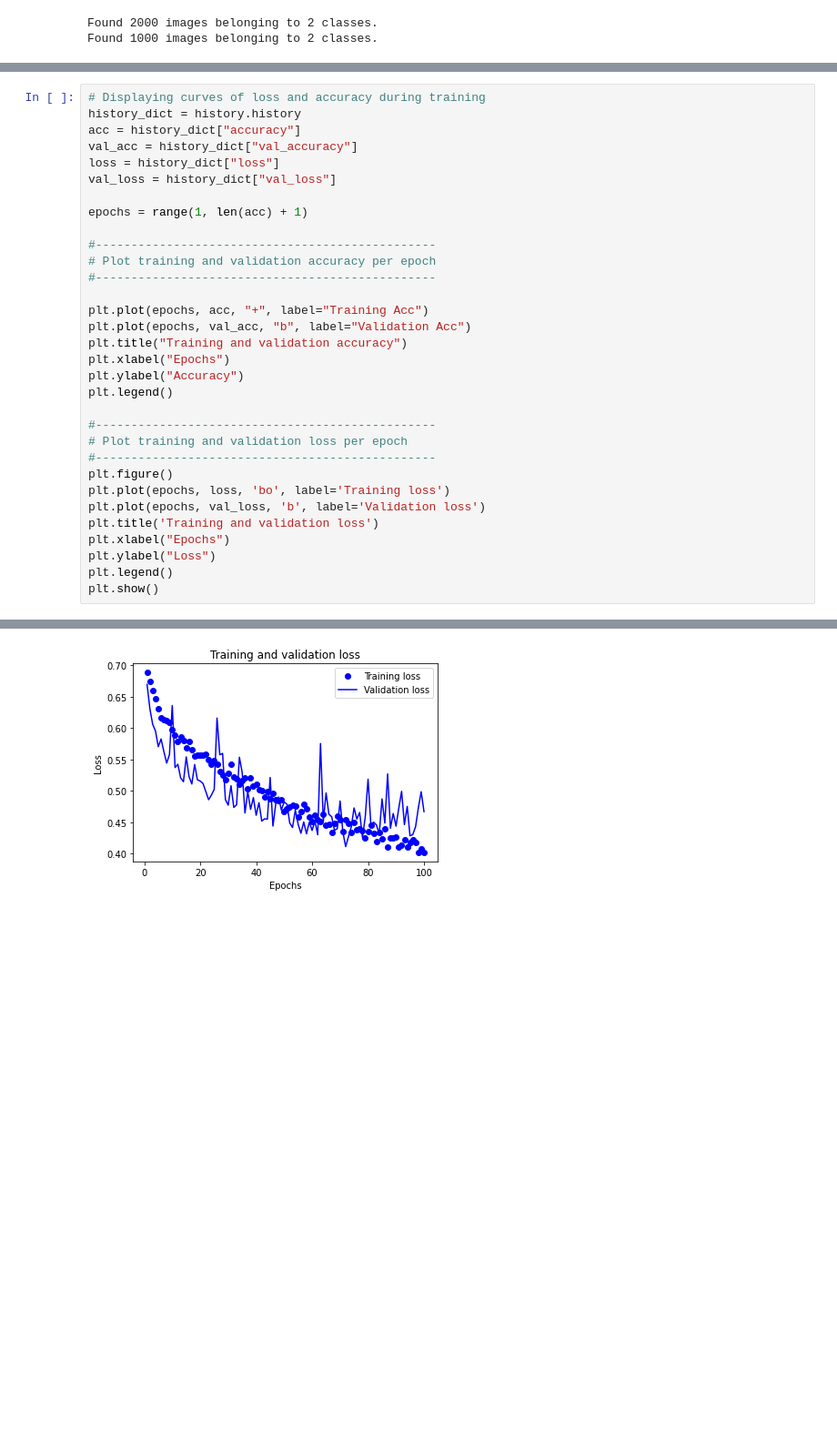
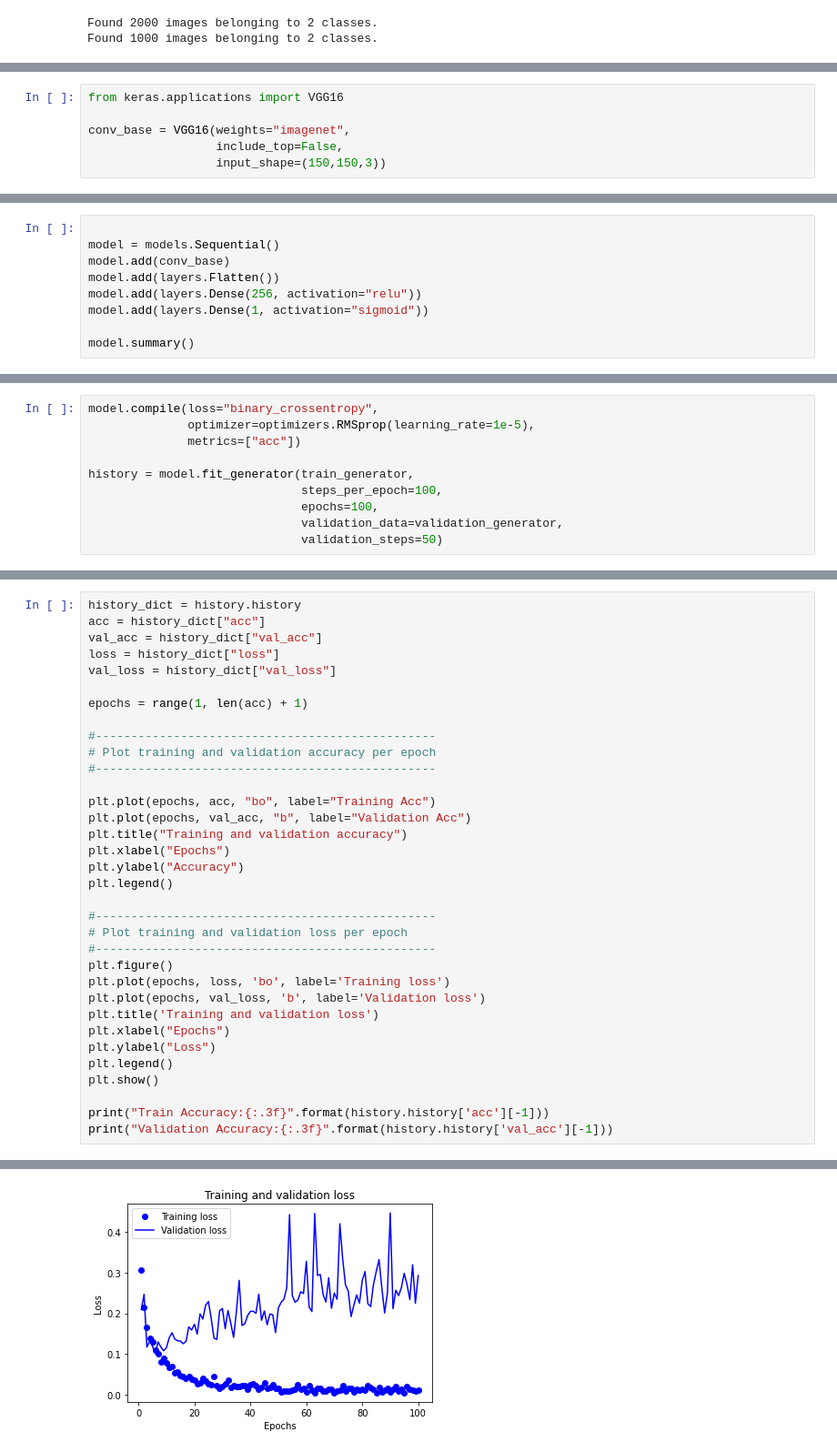
Before and after one commit to decorouz/DeepLeaning-with-Tensorflow, a Jupyter notebook: 5_0_Computer_vision.ipynb, the cells around one changed output, grey strips where cells are left out. Shown at 91% size. Drawn from its saved outputs; the diff is of its cells as text; blank space fills up the shorter version.

```diff
--- a/5_0_Computer_vision.ipynb
+++ b/5_0_Computer_vision.ipynb
@@ -773,0 +867,6 @@ Epoch 100/100
+# %%
+from keras.applications import VGG16
+
+conv_base = VGG16(weights="imagenet",
+                  include_top=False,
+                  input_shape=(150,150,3))
@@ -773,0 +1054,9 @@ Epoch 100/100
+# %%
+
+model = models.Sequential()
+model.add(conv_base)
+model.add(layers.Flatten())
+model.add(layers.Dense(256, activation="relu"))
+model.add(layers.Dense(1, activation="sigmoid"))
+
+model.summary()
@@ -779,0 +1237,10 @@ history.history
+# %%
+model.compile(loss="binary_crossentropy",
+              optimizer=optimizers.RMSprop(learning_rate=1e-5),
+              metrics=["acc"])
+
+history = model.fit_generator(train_generator,
+                              steps_per_epoch=100,
+                              epochs=100,
+                              validation_data=validation_generator,
+                              validation_steps=50)
@@ -780,8 +1266,7 @@ history.history
 # %%
-# Displaying curves of loss and accuracy during training
 history_dict = history.history
-acc = history_dict["accuracy"]
-val_acc = history_dict["val_accuracy"]
+acc = history_dict["acc"]
+val_acc = history_dict["val_acc"]
 loss = history_dict["loss"]
 val_loss = history_dict["val_loss"]
 
@@ -791,7 +1276,7 @@ epochs = range(1, len(acc) + 1)
 # Plot training and validation accuracy per epoch
 #------------------------------------------------
 
-plt.plot(epochs, acc, "+", label="Training Acc")
+plt.plot(epochs, acc, "bo", label="Training Acc")
 plt.plot(epochs, val_acc, "b", label="Validation Acc")
 plt.title("Training and validation accuracy")
 plt.xlabel("Epochs")
@@ -809,4 +1294,7 @@ plt.xlabel("Epochs")
 plt.ylabel("Loss")
 plt.legend()
 plt.show()
+
+print("Train Accuracy:{:.3f}".format(history.history['acc'][-1]))
+print("Validation Accuracy:{:.3f}".format(history.history['val_acc'][-1]))
 # %% [output]
@@ -814 +1302 @@ plt.show()
-[figure, old version]
+[figure, new version]
```
Also changed, not shown: parts of 73 cells of this notebook.
